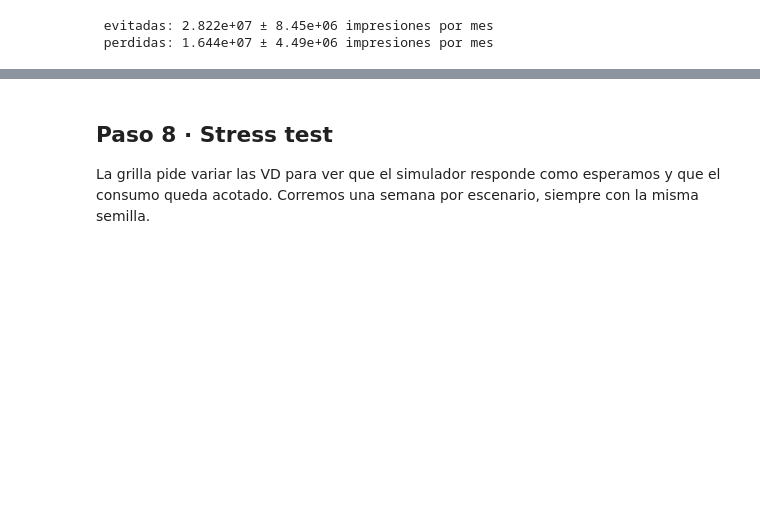
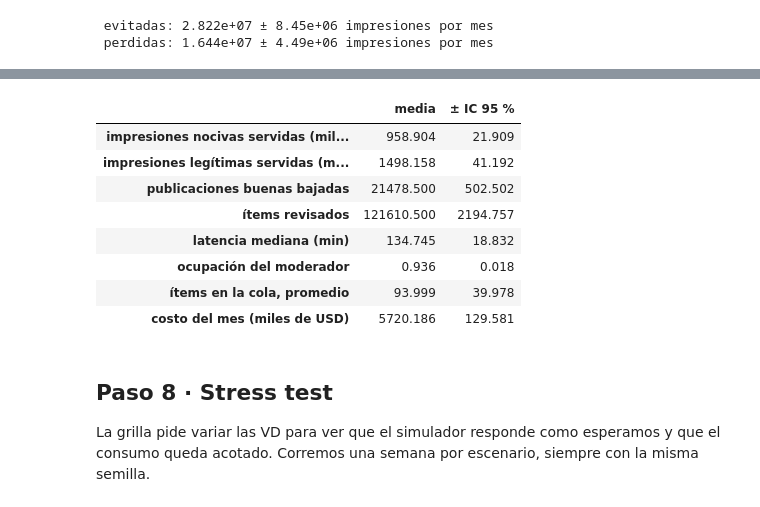
Before and after one commit to justocelsi/io2-tp3-redbaires, a Jupyter notebook: parte-b/simulador.ipynb, the cells around one changed output, grey strips where cells are left out. Cells and saved outputs as stored; diff of their text form; code cells hidden in the pictures; blank space fills up the shorter version.

```diff
--- a/parte-b/simulador.ipynb
+++ b/parte-b/simulador.ipynb
@@ -382,10 +382,11 @@ Como comparamos escenarios con los mismos números aleatorios, lo que tiene que
 N ≥ (s₀ · t / ε)²
 # %%
 N0, EPS = 6, 7920 / 0.0059
-piloto = []
+piloto, bases = [], []                     # bases: las corridas de hoy, para el resultado en condiciones iniciales
 for s in range(N0):
     base = RedBaires(P, dict(c=1), semilla=100 + s).correr(dias=30, calentamiento=2)
     dos = RedBaires(P, dict(c=2), semilla=100 + s).correr(dias=30, calentamiento=2)
+    bases.append(base)
     piloto.append(dict(nocivas_c1=base.VR["nocivas"], nocivas_c2=dos.VR["nocivas"],
                        evitadas=base.VR["nocivas"] - dos.VR["nocivas"], perdidas=legitimas_perdidas(base, dos)))
 piloto = pd.DataFrame(piloto)
@@ -415,3 +420,33 @@ for col in ["evitadas", "perdidas"]:
+# %%
+def promedio_temporal(serie, t_ini, t_fin):              # promedio de una VE en escalones, pesado por el tiempo que duró cada valor
+    t, v = map(np.array, zip(*serie))
+    t = np.clip(np.append(t, t_fin), t_ini, t_fin)
+    return np.sum(np.diff(t) * v) / (t_fin - t_ini)
+
+def costo_mes(r, nomina=15840):                             # criterio de decisión de la parte A, sin las legítimas perdidas
+    return 0.0059 * r.VR["nocivas"] + 1.50 * r.VR["buenas_bajadas"] + 0.12 * r.VR["items"] + nomina * r.VD["c"]
+
+inicial = pd.DataFrame({
+    "impresiones nocivas servidas (millones)": [b.VR["nocivas"] / 1e6 for b in bases],
+    "impresiones legítimas servidas (millones)": [b.VR["legitimas"] / 1e6 for b in bases],
+    "publicaciones buenas bajadas": [b.VR["buenas_bajadas"] for b in bases],
+    "ítems revisados": [b.VR["items"] for b in bases],
+    "latencia mediana (min)": [np.median(b.latencias) for b in bases],
+    "ocupación del moderador": [promedio_temporal(b.VE["ocupados"], 2 * 1440, b.env.now) / b.VD["c"] for b in bases],
+    "ítems en la cola, promedio": [promedio_temporal(b.VE["cola"], 2 * 1440, b.env.now) for b in bases],
+    "costo del mes (miles de USD)": [costo_mes(b) / 1e3 for b in bases],
+})
+pd.DataFrame([ic(inicial[c]) for c in inicial], index=inicial.columns, columns=["media", "± IC 95 %"]).round(3)
+# %% [output]
+|  | media | ± IC 95 % |
+| impresiones nocivas servidas (mil... | 958.904 | 21.909 |
+| impresiones legítimas servidas (m... | 1498.158 | 41.192 |
+| publicaciones buenas bajadas | 21478.500 | 502.502 |
+| ítems revisados | 121610.500 | 2194.757 |
+| latencia mediana (min) | 134.745 | 18.832 |
+| ocupación del moderador | 0.936 | 0.018 |
+| ítems en la cola, promedio | 93.999 | 39.978 |
+| costo del mes (miles de USD) | 5720.186 | 129.581 |
 # %% [markdown]
 ## Paso 8 · Stress test
 
```
Also changed, not shown: parts of 5 cells of this notebook, 12 other files.
